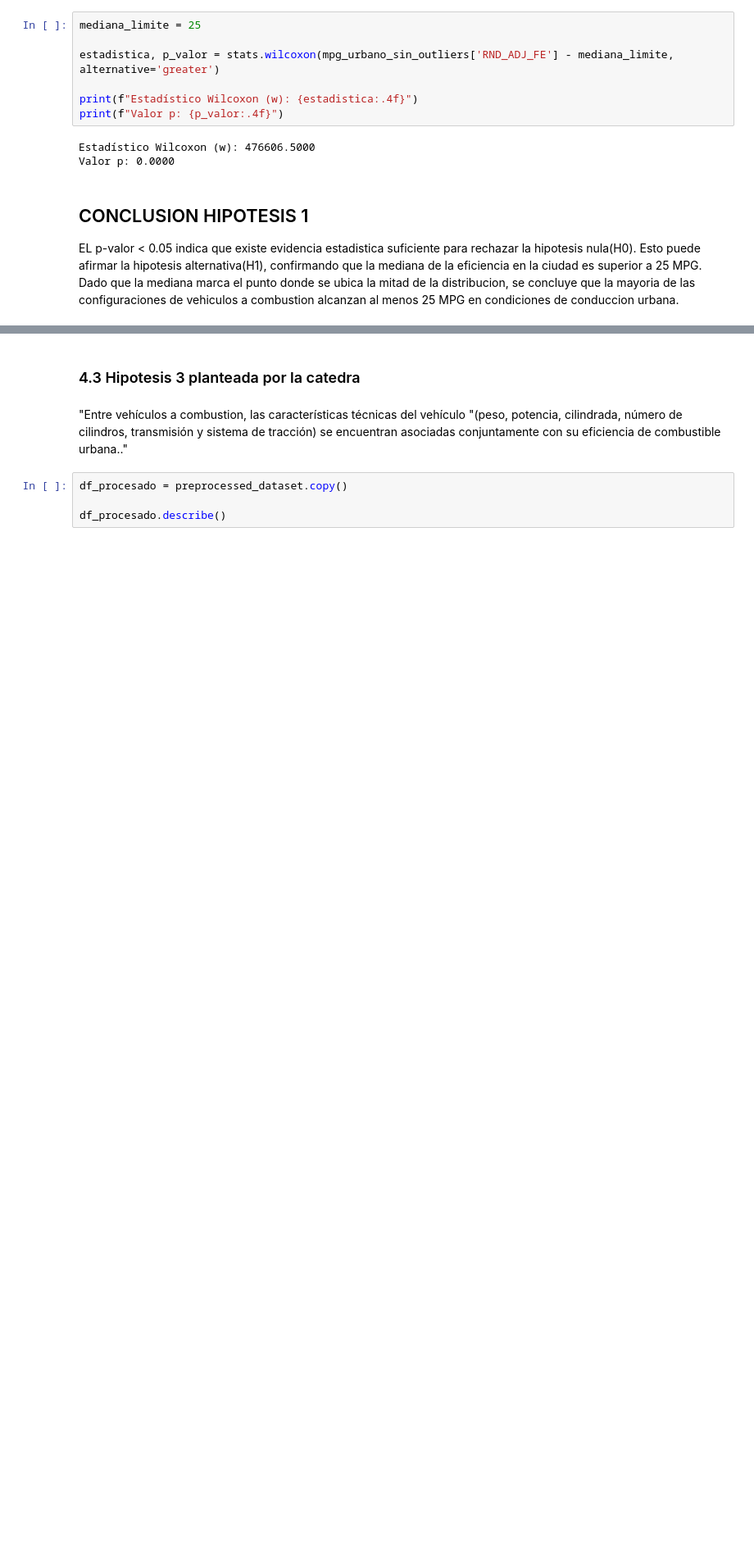
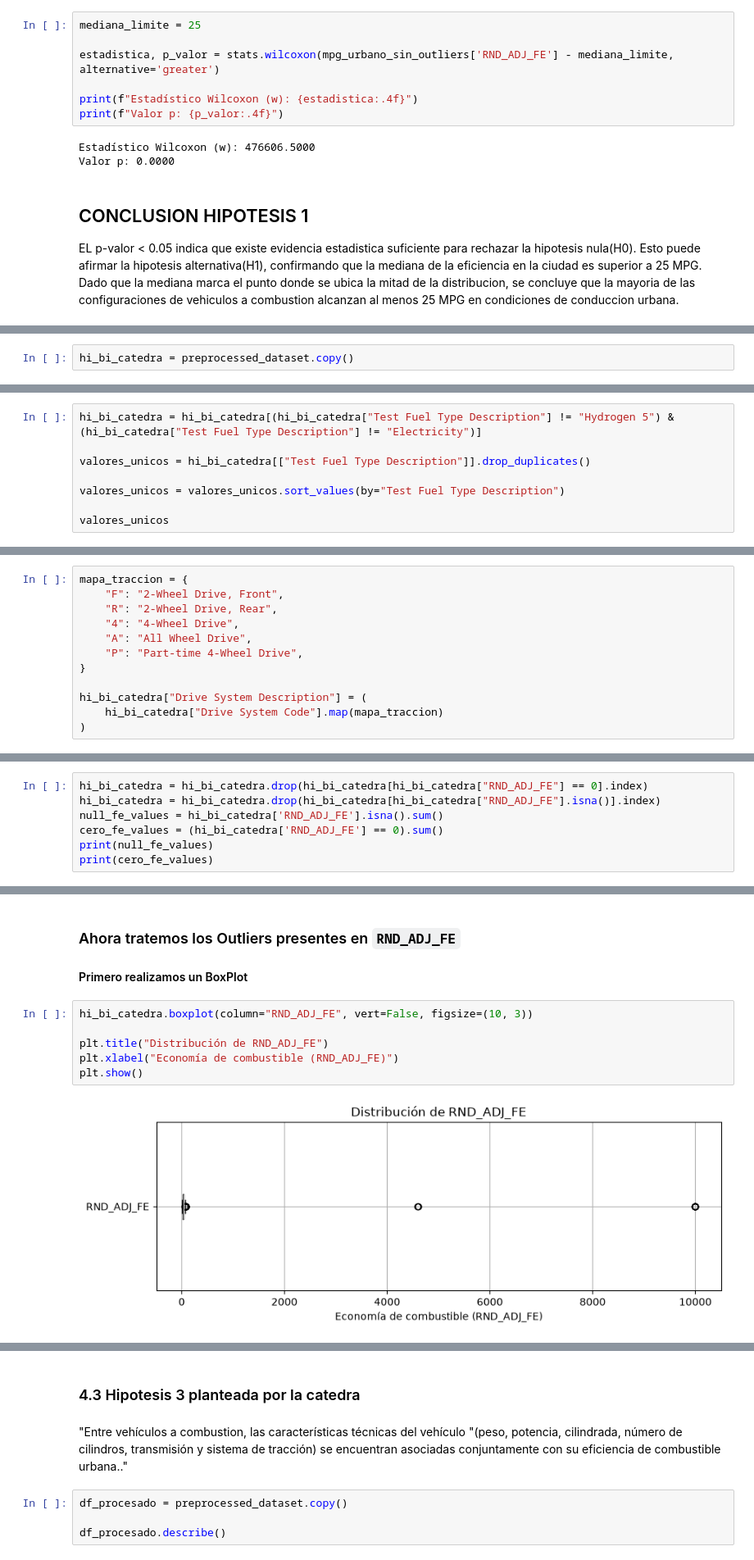
Before and after one commit to mdelrosariocoronado/tpe_fundamentos_2026, a Jupyter notebook: entrega.ipynb, the cells around one changed output, grey strips where cells are left out. Shown at 82% size. Drawn from its saved outputs; the diff is of its cells as text; blank space fills up the shorter version.

```diff
--- a/entrega.ipynb
+++ b/entrega.ipynb
@@ -521,0 +531,2 @@ EL p-valor < 0.05 indica que existe evidencia estadistica suficiente para rechaz
+# %%
+hi_bi_catedra = preprocessed_dataset.copy()
@@ -521,0 +555,8 @@ EL p-valor < 0.05 indica que existe evidencia estadistica suficiente para rechaz
+# %%
+hi_bi_catedra = hi_bi_catedra[(hi_bi_catedra["Test Fuel Type Description"] != "Hydrogen 5") & (hi_bi_catedra["Test Fuel Type Description"] != "Electricity")]
+
+valores_unicos = hi_bi_catedra[["Test Fuel Type Description"]].drop_duplicates()
+
+valores_unicos = valores_unicos.sort_values(by="Test Fuel Type Description")
+
+valores_unicos
@@ -521,0 +576,12 @@ EL p-valor < 0.05 indica que existe evidencia estadistica suficiente para rechaz
+# %%
+mapa_traccion = {
+    "F": "2-Wheel Drive, Front",
+    "R": "2-Wheel Drive, Rear",
+    "4": "4-Wheel Drive",
+    "A": "All Wheel Drive",
+    "P": "Part-time 4-Wheel Drive",
+}
+
+hi_bi_catedra["Drive System Description"] = (
+    hi_bi_catedra["Drive System Code"].map(mapa_traccion)
+)
@@ -521,0 +645,7 @@ EL p-valor < 0.05 indica que existe evidencia estadistica suficiente para rechaz
+# %%
+hi_bi_catedra = hi_bi_catedra.drop(hi_bi_catedra[hi_bi_catedra["RND_ADJ_FE"] == 0].index)
+hi_bi_catedra = hi_bi_catedra.drop(hi_bi_catedra[hi_bi_catedra["RND_ADJ_FE"].isna()].index)
+null_fe_values = hi_bi_catedra['RND_ADJ_FE'].isna().sum()
+cero_fe_values = (hi_bi_catedra['RND_ADJ_FE'] == 0).sum()
+print(null_fe_values)
+print(cero_fe_values)
@@ -521,0 +655,12 @@ EL p-valor < 0.05 indica que existe evidencia estadistica suficiente para rechaz
+# %% [markdown]
+### Ahora tratemos los Outliers presentes en `RND_ADJ_FE`
+
+#### Primero realizamos un BoxPlot
+# %%
+hi_bi_catedra.boxplot(column="RND_ADJ_FE", vert=False, figsize=(10, 3))
+
+plt.title("Distribución de RND_ADJ_FE")
+plt.xlabel("Economía de combustible (RND_ADJ_FE)")
+plt.show()
+# %% [output]
+[figure, added]
```
Also changed, not shown: parts of 85 cells of this notebook.
